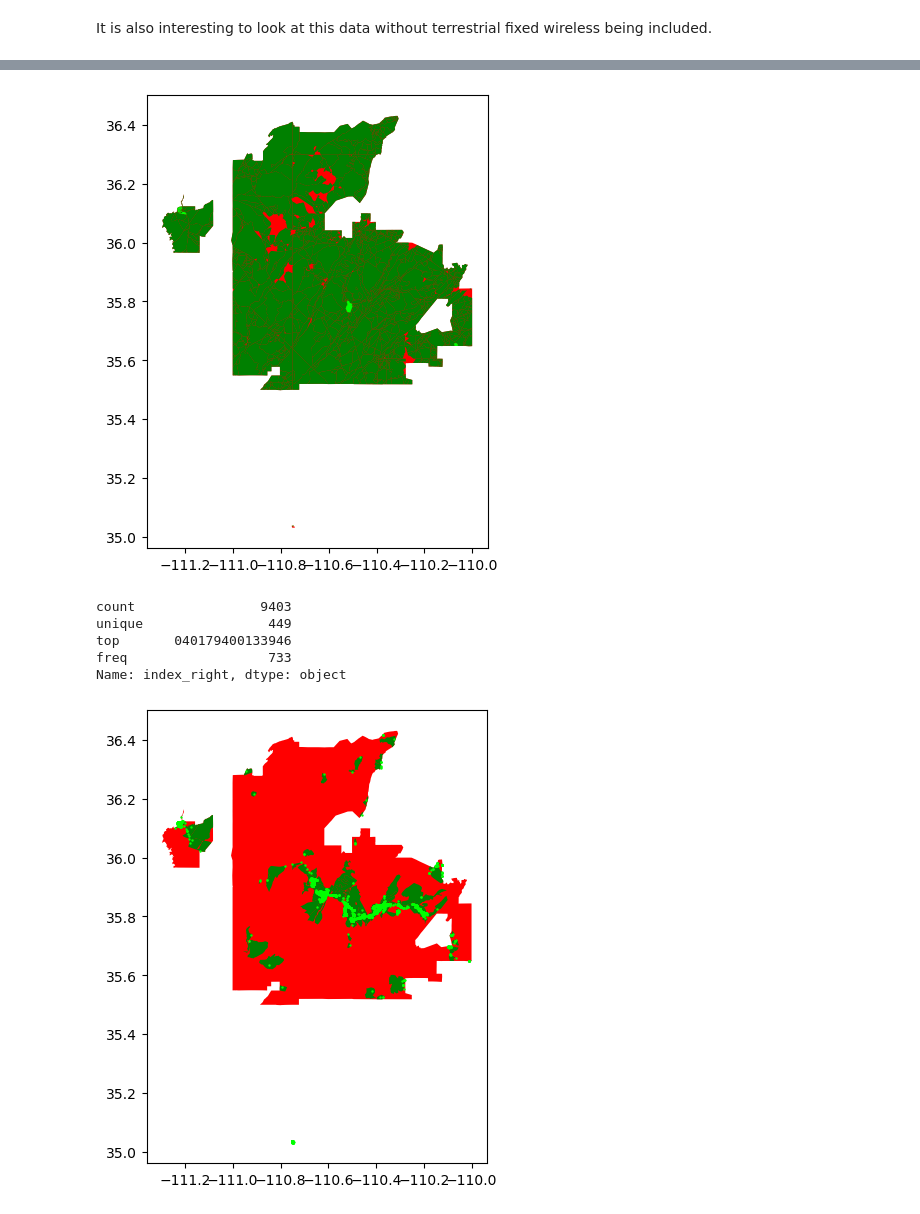
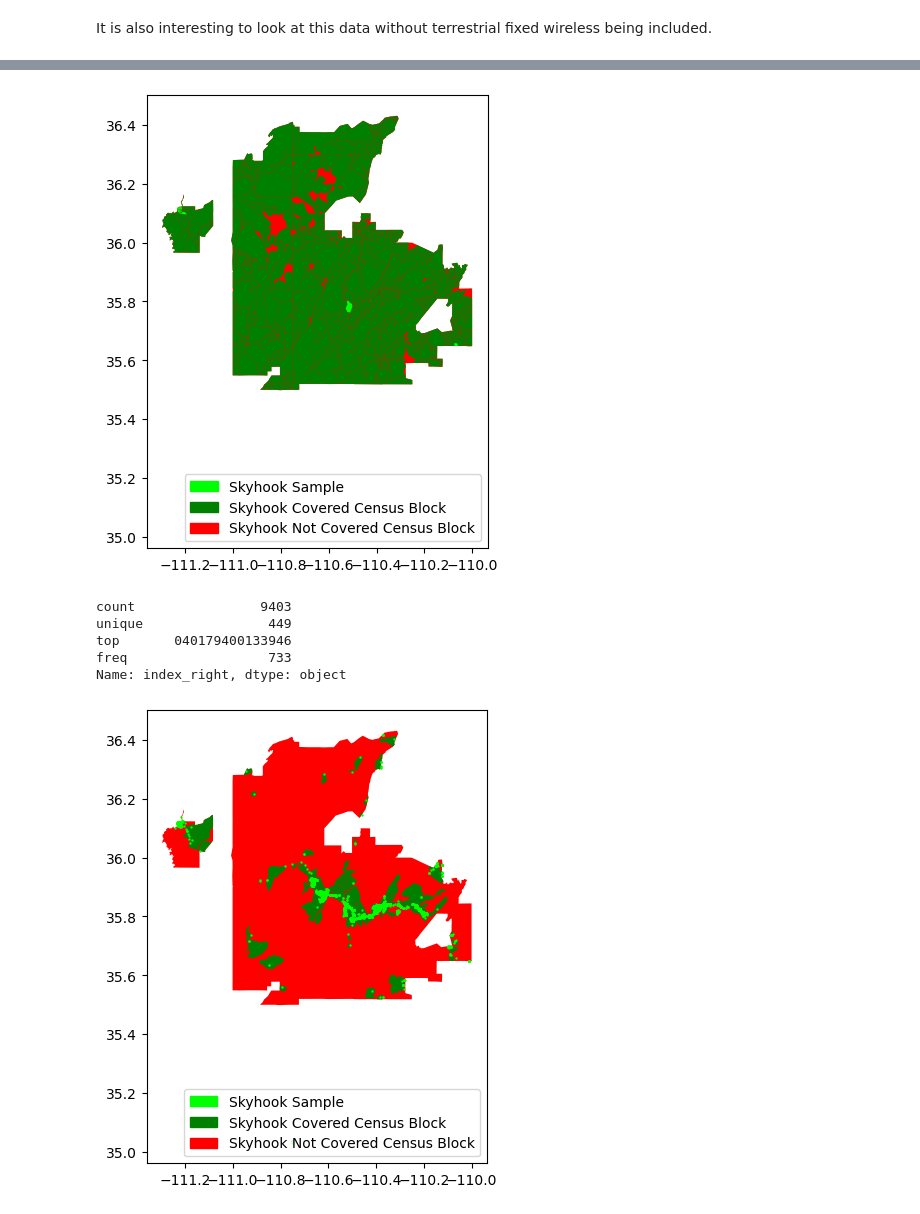
Before and after one commit to CANIS-NAU/Measuring-Mobile-Broadband, a Jupyter notebook: analysis-scripts/hopi_eoc.ipynb, the cells around one changed output, grey strips where cells are left out. Cells and saved outputs as stored; diff of their text form; code cells hidden in the pictures.

```diff
--- a/analysis-scripts/hopi_eoc.ipynb
+++ b/analysis-scripts/hopi_eoc.ipynb
@@ -99,13 +103,22 @@ fcc_477_evidence_blocks = census_tracts_hopi.loc[census_tracts_hopi['no_wireless
 # %%
 fig, ax = plt.subplots(figsize=(8, 6), dpi=100)
 
 ax.set_aspect('equal')
 hopi.plot(ax=ax, color='red')
 fcc_477_fixed_wireless_evidence_blocks.plot(ax=ax, color='green')
 fcc_477_evidence_blocks.plot(ax=ax, color='lime')
+
+
+high_coverage = mpatches.Patch(color='lime', label='Non-Wireless Available')
+fixed_wireless = mpatches.Patch(color='green', label='Fixed Wireless Available')
+only_satellite = mpatches.Patch(color='red', label='Only Satellite Available')
+
+ax.legend(handles=[skyhook_point, skyhook_evidence, skyhook_no_evidence],loc='lower right')
+
+
 plt.show()
 # %% [output]
-[figure, old version]
+[figure, new version]
 # %%
 skyhook_hopi_joined = gd.sjoin(skyhook_hopi, census_tracts_hopi, how='left', op='within')
 # %%
@@ -127,9 +140,16 @@ ax.set_aspect('equal')
 hopi.plot(ax=ax, color='red')
 skyhook_evidence_blocks.plot(ax=ax, color='green')
 skyhook_hopi.plot(ax=ax, color='lime', markersize=.5)
+
+skyhook_point = mpatches.Patch(color='lime', label='Skyhook Sample')
+skyhook_evidence = mpatches.Patch(color='green', label='Skyhook Covered Census Block')
+skyhook_no_evidence = mpatches.Patch(color='red', label='Skyhook Not Covered Census Block')
+
+ax.legend(handles=[skyhook_point, skyhook_evidence, skyhook_no_evidence],loc='lower right')
+
 plt.show()
 # %% [output]
-[figure, old version]
+[figure, new version]
 # %%
 eoc_both = census_tracts_hopi[(census_tracts_hopi['skyhook_evidence']) & (census_tracts_hopi['no_wireless_477_evidence'])]
 eoc_neither = census_tracts_hopi[(~census_tracts_hopi['skyhook_evidence']) & (~census_tracts_hopi['no_wireless_477_evidence'])]
```
Also changed, not shown: parts of 9 cells of this notebook, 4 other files.
